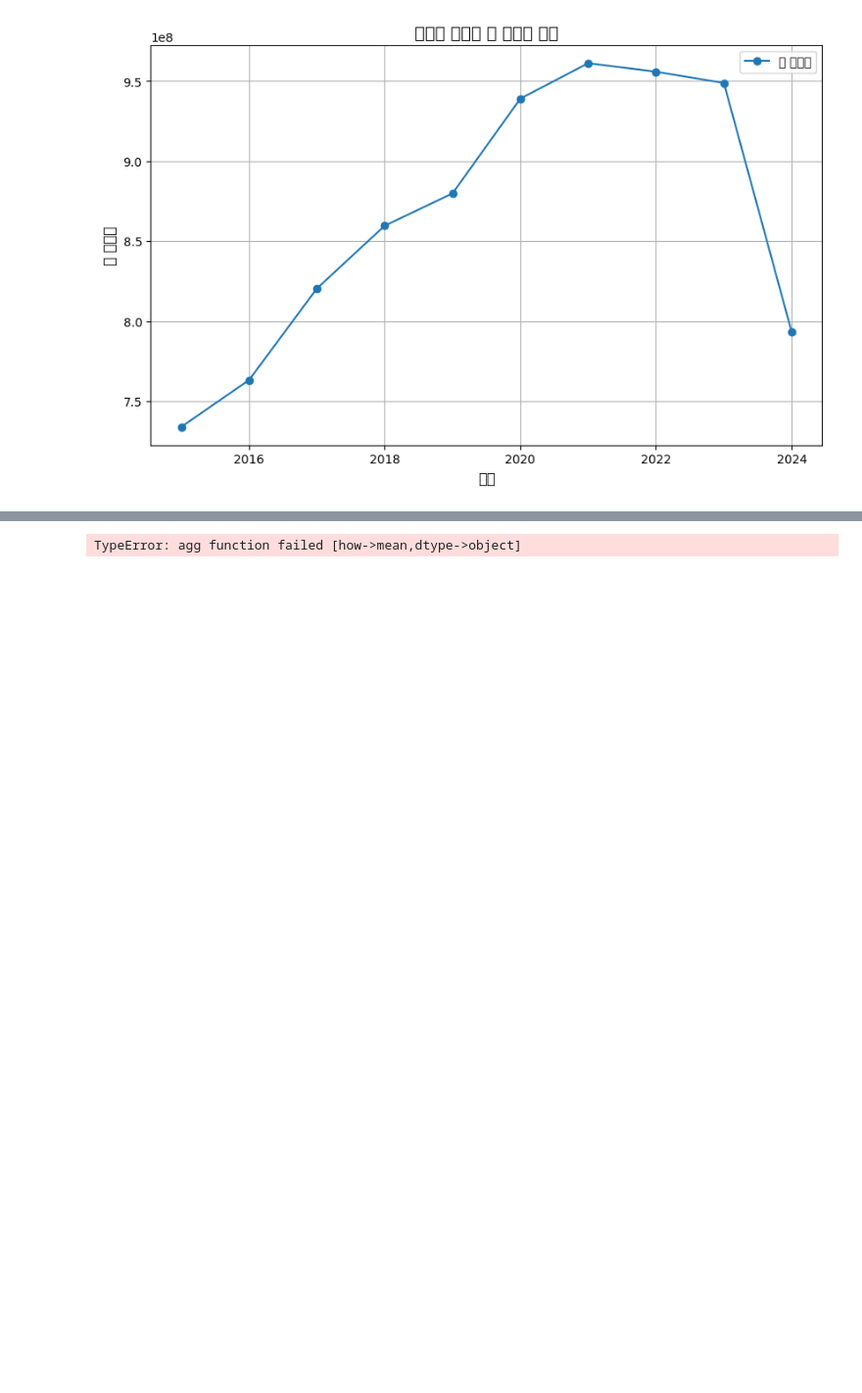
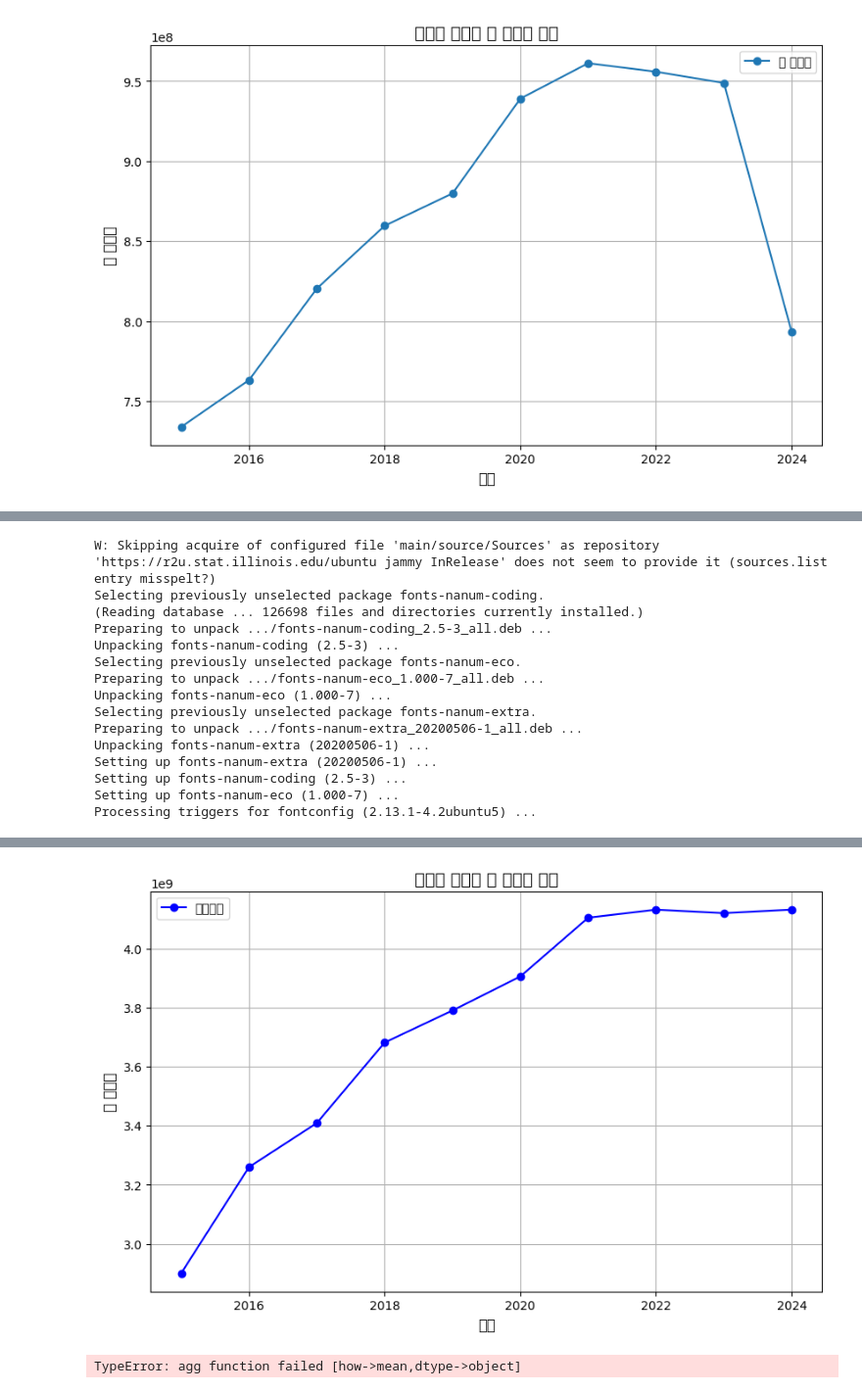
Before and after one commit to BaekJeongsuk/Data-Analysis-with-Open-Source, a Jupyter notebook: 오픈소스_데이터_분석_5강.ipynb, the cells around one changed output, grey strips where cells are left out. Shown: that part at 98% size. Saved outputs shown, nothing was run; the diff lists cells and outputs as text; code cells hidden in the pictures; blank space fills up the shorter version.

Commit message:
Colab을 통해 생성됨

```diff
--- a/오픈소스_데이터_분석_5강.ipynb
+++ b/오픈소스_데이터_분석_5강.ipynb
@@ -804,0 +974,42 @@ WARNING:matplotlib.font_manager:findfont: Font family 'NanumGothic' not found.
+# %%
+# 1️⃣ 한글 폰트 설치 (Colab 전용)
+!apt-get update -qq
+!apt-get install fonts-nanum* -qq
+
+import matplotlib.pyplot as plt
+from matplotlib import rc
+
+# 2️⃣ 한글 폰트 설정
+rc('font', family='NanumGothic')
+
+# 3️⃣ 연도별 총 사용량 계산
+yearly_usage = df.groupby("YEAR")[["전기", "가스", "수도", "지역난방"]].sum()
+yearly_usage["총사용량"] = yearly_usage.sum(axis=1)
+
+# 4️⃣ 선그래프 시각화
+plt.figure(figsize=(10,6))
+plt.plot(yearly_usage.index, yearly_usage["총사용량"], marker="o", linestyle="-", color="blue", label="총사용량")
+
+plt.title("연도별 에너지 총 사용량 변화", fontsize=14)
+plt.xlabel("연도", fontsize=12)
+plt.ylabel("총 사용량", fontsize=12)
+plt.grid(True)
+plt.legend()  # 범례 표시
+
+plt.show()
+# %% [output]
+W: Skipping acquire of configured file 'main/source/Sources' as repository 'https://r2u.stat.illinois.edu/ubuntu jammy InRelease' does not seem to provide it (sources.list entry misspelt?)
+Selecting previously unselected package fonts-nanum-coding.
+(Reading database ... 126698 files and directories currently installed.)
+Preparing to unpack .../fonts-nanum-coding_2.5-3_all.deb ...
+Unpacking fonts-nanum-coding (2.5-3) ...
+Selecting previously unselected package fonts-nanum-eco.
+Preparing to unpack .../fonts-nanum-eco_1.000-7_all.deb ...
+Unpacking fonts-nanum-eco (1.000-7) ...
+Selecting previously unselected package fonts-nanum-extra.
+Preparing to unpack .../fonts-nanum-extra_20200506-1_all.deb ...
+Unpacking fonts-nanum-extra (20200506-1) ...
+Setting up fonts-nanum-extra (20200506-1) ...
+Setting up fonts-nanum-coding (2.5-3) ...
+Setting up fonts-nanum-eco (1.000-7) ...
+Processing triggers for fontconfig (2.13.1-4.2ubuntu5) ...
@@ -805,3 +1033,4 @@ WARNING:matplotlib.font_manager:findfont: Font family 'NanumGothic' not found.
+[figure, added]
 # %%
 import matplotlib.pyplot as plt
 
```
Also changed, not shown: parts of 11 cells of this notebook.
